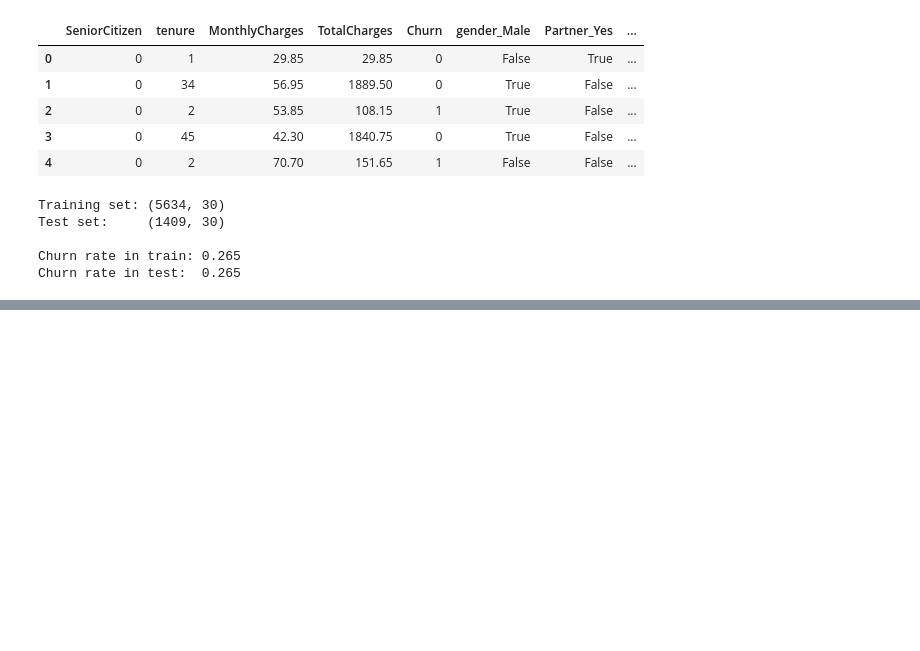
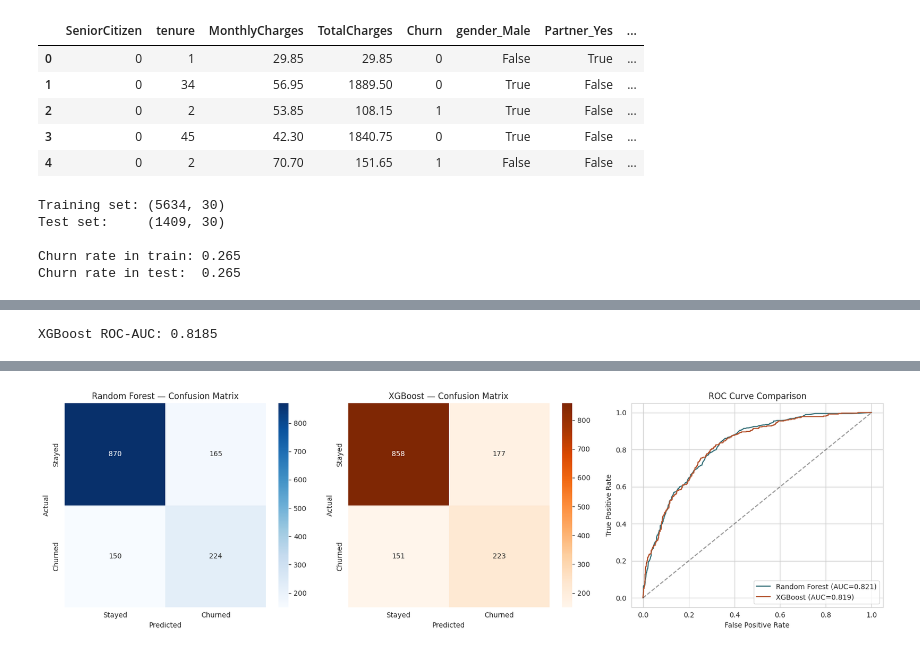
Before and after one commit to iam-ansuman/Datheon_Machine_Learning_-_Data_Science_Internship, a Jupyter notebook: Task-3-Customer-Churn-Prediction/churn_prediction.ipynb, the cells around one changed output, grey strips where cells are left out. Saved outputs shown, nothing was run; the diff lists cells and outputs as text; code cells hidden in the pictures; blank space fills up the shorter version.

Commit message:
apply 2 models to test - random forest and XGBoost

```diff
--- a/Task-3-Customer-Churn-Prediction/churn_prediction.ipynb
+++ b/Task-3-Customer-Churn-Prediction/churn_prediction.ipynb
@@ -190,0 +227,65 @@ Churn rate in test:  0.265
+# %%
+# Model 2: XGBoost
+from xgboost import XGBClassifier
+
+xgb = XGBClassifier(
+    n_estimators=300,
+    learning_rate=0.1,
+    max_depth=5,
+    subsample=0.9,
+    colsample_bytree=0.9,
+    random_state=42,
+    eval_metric='logloss'
+)
+xgb.fit(X_train_bal, y_train_bal)
+
+xgb_pred = xgb.predict(X_test)
+xgb_proba = xgb.predict_proba(X_test)[:, 1]
+
+xgb_auc = roc_auc_score(y_test, xgb_proba)
+print("XGBoost ROC-AUC:", round(xgb_auc, 4))
+# %% [output]
+XGBoost ROC-AUC: 0.8185
+# %%
+#  Full evaluation
+from sklearn.metrics import classification_report, confusion_matrix, roc_curve
+
+print("="*55)
+print("RANDOM FOREST")
+print("="*55)
+print(classification_report(y_test, rf_pred, target_names=['Stayed','Churned']))
+
+print("="*55)
+print("XGBOOST")
+print("="*55)
+print(classification_report(y_test, xgb_pred, target_names=['Stayed','Churned']))
+
+# Confusion matrices + ROC curves
+fig, axes = plt.subplots(1, 3, figsize=(17, 5))
+
+sns.heatmap(confusion_matrix(y_test, rf_pred), annot=True, fmt='d',
+            cmap='Blues', ax=axes[0],
+            xticklabels=['Stayed','Churned'], yticklabels=['Stayed','Churned'])
+axes[0].set_title('Random Forest — Confusion Matrix')
+axes[0].set_xlabel('Predicted'); axes[0].set_ylabel('Actual')
+
+sns.heatmap(confusion_matrix(y_test, xgb_pred), annot=True, fmt='d',
+            cmap='Oranges', ax=axes[1],
+            xticklabels=['Stayed','Churned'], yticklabels=['Stayed','Churned'])
+axes[1].set_title('XGBoost — Confusion Matrix')
+axes[1].set_xlabel('Predicted'); axes[1].set_ylabel('Actual')
+
+# ROC curves
+for name, proba, color in [('Random Forest', rf_proba, '#2d6a73'),
+                           ('XGBoost', xgb_proba, '#b4542f')]:
+    fpr, tpr, _ = roc_curve(y_test, proba)
+    auc = roc_auc_score(y_test, proba)
+    axes[2].plot(fpr, tpr, color=color, label=f'{name} (AUC={auc:.3f})')
+axes[2].plot([0,1],[0,1],'k--',alpha=0.4)
+axes[2].set_title('ROC Curve Comparison')
+axes[2].set_xlabel('False Positive Rate'); axes[2].set_ylabel('True Positive Rate')
+axes[2].legend()
+
+plt.tight_layout()
+plt.show()
+# %% [output]
@@ -190,0 +309 @@ Churn rate in test:  0.265
+[figure, added]
```
Also changed, not shown: parts of 3 cells of this notebook.
